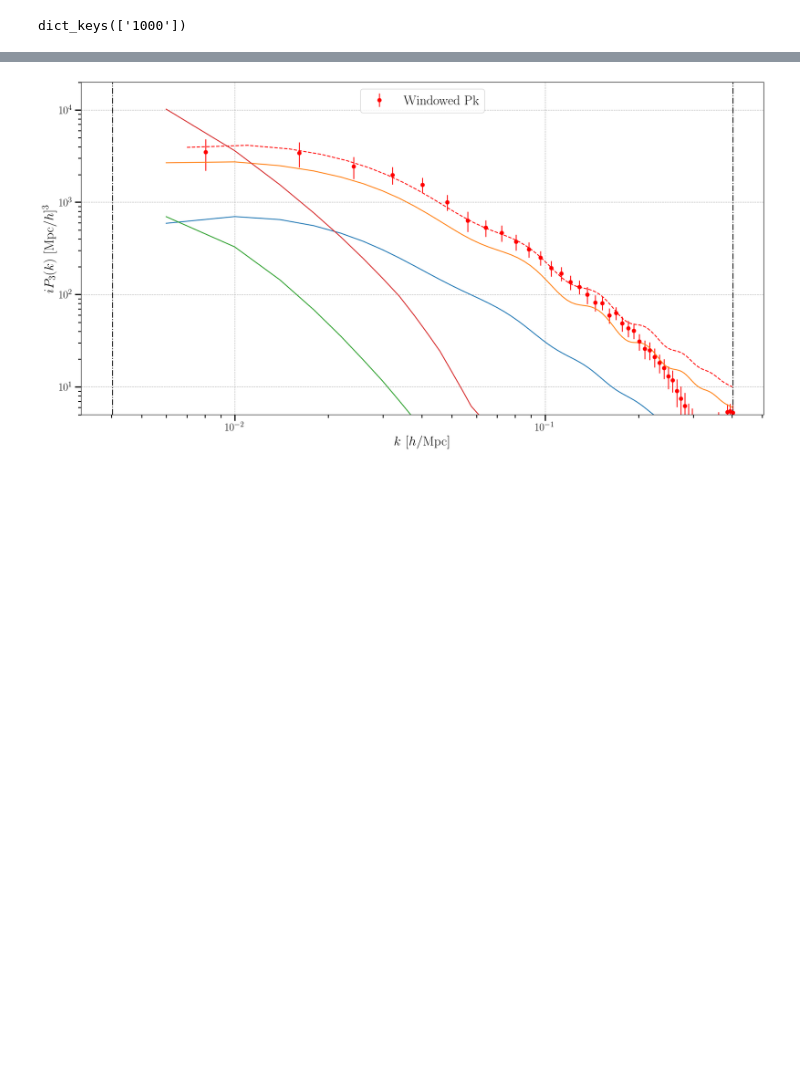
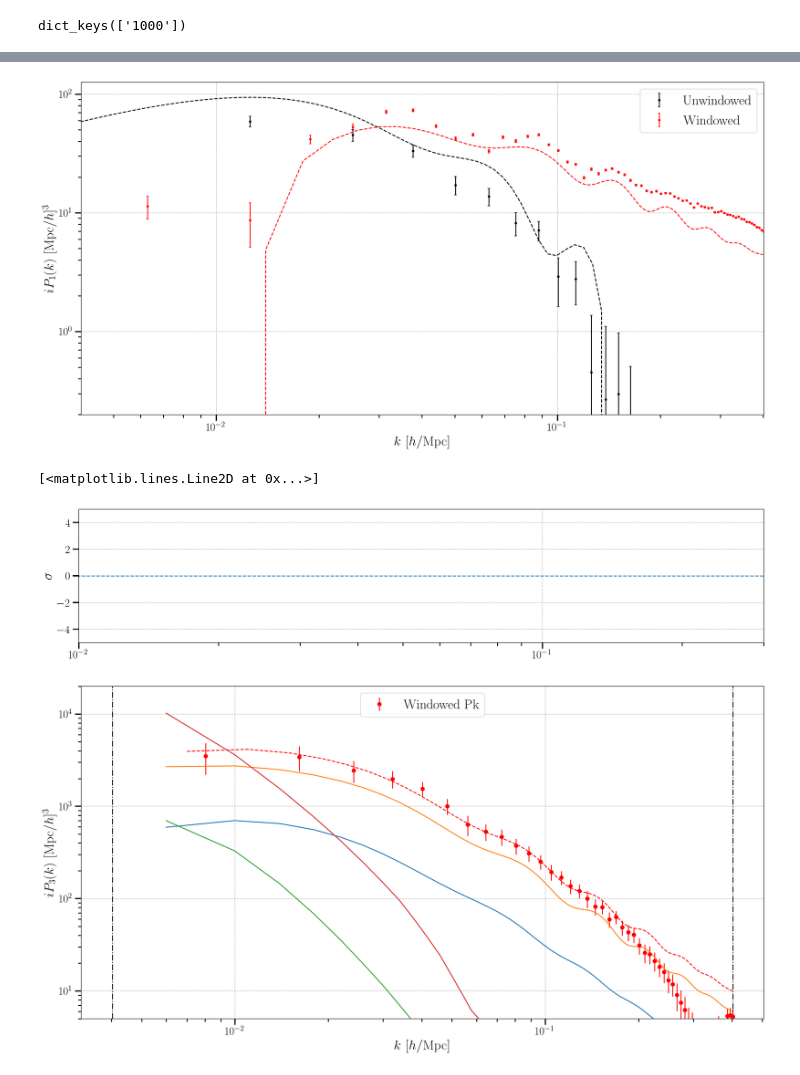
Before and after one commit to craddis1/PkBk, a Jupyter notebook: Notebooks/run_pk_but_with_padding.ipynb, the cells around one changed output, grey strips where cells are left out. Saved outputs shown, nothing was run; the diff lists cells and outputs as text; code cells hidden in the pictures; blank space fills up the shorter version.

```diff
--- a/Notebooks/run_pk_but_with_padding.ipynb
+++ b/Notebooks/run_pk_but_with_padding.ipynb
@@ -537,3 +552,52 @@ plt.plot(k_est,np.zeros_like(k_est),'--')
+# %%
+#dipole!!!
+plt.figure(figsize=(20,10))
+key ='Cen'
+k_pow = 1
+plt.errorbar(k_est_up,-k_est_up**k_pow *(Pk_avg[key]['l=1,t=0'].imag),yerr=k_est_up**k_pow *Pk_err[key]['l=1,t=0'],fmt ='.',linestyle='none',capsize=2,color='black',label='Unwindowed')
+#plt.errorbar(k_est,(Pk_avg1[key]['l=1,t=5'].imag),yerr=Pk_err1[key]['l=1,t=5'],fmt ='o',linestyle='none',color='red',alpha=1)
+#plt.errorbar(k_est,-k_est**k_pow *(200/128)**3 *(Pk_avg1[key]['l=1,t=0'].imag),yerr=(200/128)**3 *k_est**k_pow *Pk_err1[key]['l=1,t=0'],fmt ='.',linestyle='none',capsize=2,color='blue',label='Windowed')
+
+
+plt.errorbar(k_est256,-k_est256**k_pow *(256/128)**3 *(Pk_avg256[key]['l=1,t=0'].imag),yerr=(200/128)**3 *k_est256**k_pow *Pk_err256[key]['l=1,t=0'],fmt ='.',linestyle='none',capsize=2,color='red',label='Windowed')
+#plt.errorbar(k_est,-k_est**k_pow *(200/128)**3 *(Pk_avg2[key]['l=1,t=5'].imag),yerr=(200/128)**3 *k_est**k_pow *Pk_err2[key]['l=1,t=5'],fmt ='.',linestyle='none',capsize=2,color='green',label='Windowed')
+
+
+#plt.errorbar(k_est5,-k_est5**k_pow *(500/128)**3 *(Pk_avg4[key]['l=1,t=0'].imag),yerr=(500/128)**3 *k_est5**k_pow *Pk_err4[key]['l=1,t=0'],fmt ='.',linestyle='none',capsize=2,color='red',label='Windowed')
+
+
+for i in range(400):
+    1#plt.plot(k_est,-(pk['0']['l=1,t=0'][i].imag),'.',alpha=0.6,color='grey')
+
+plt.plot(k_plot,k_plot*k_pow *(1+0.06*np.sqrt(k_plot))*dipo_64['0'].imag,'--',color='red')
+
+plt.plot(ks, -ks**k_pow *(pk_dipo_dfog_wa(ks,4,420,0).imag),color='black',linestyle='--')
+
+#plt.axvline(x = grid_info[5], linestyle = '-.', color = 'black')
+#plt.axvline(x = grid_info[6], linestyle = '-.', color = 'black')
+#plt.xlim(9e-3,0.6e0)
+plt.xlim(grid_info[5],grid_info[6])
+#plt.ylim(1e+1,1e+5)
+plt.xlabel('$k\,\,[h/\mathrm{Mpc}]$')
+plt.ylabel('$i P_{1}(k)\,\,[\mathrm{Mpc}/h]^3$')
+plt.yscale('log')
+plt.xscale('log')
+plt.legend()
+plt.grid(ls='--',lw=0.75)
+plt.savefig("P_1.png",bbox_inches='tight')
+plt.show()
+plt.figure(figsize=(20,4))
+#plt.plot(k_est,((np.abs(Pk_avg[key]['l=1,t=0'])-np.abs(Pk_avg2[key]['l=1,t=1']))/Pk_err[key]['l=1,t=0']),'o')
+plt.xscale('log')
+plt.grid(ls='--',lw=0.75)
+plt.ylabel('$\sigma$')
+plt.xlim(1e-2,0.3e0)
+plt.ylim(-5,5)
+plt.plot(k_est,np.zeros_like(k_est),'--')
+# %% [output]
+[figure, added]
+[<matplotlib.lines.Line2D at 0x...>]
+[figure, added]
 # %%
 k_plot = np.linspace(0.006,0.4,100)
 sigma = 5.3
```
Also changed, not shown: parts of 35 cells of this notebook, 11 other files.
